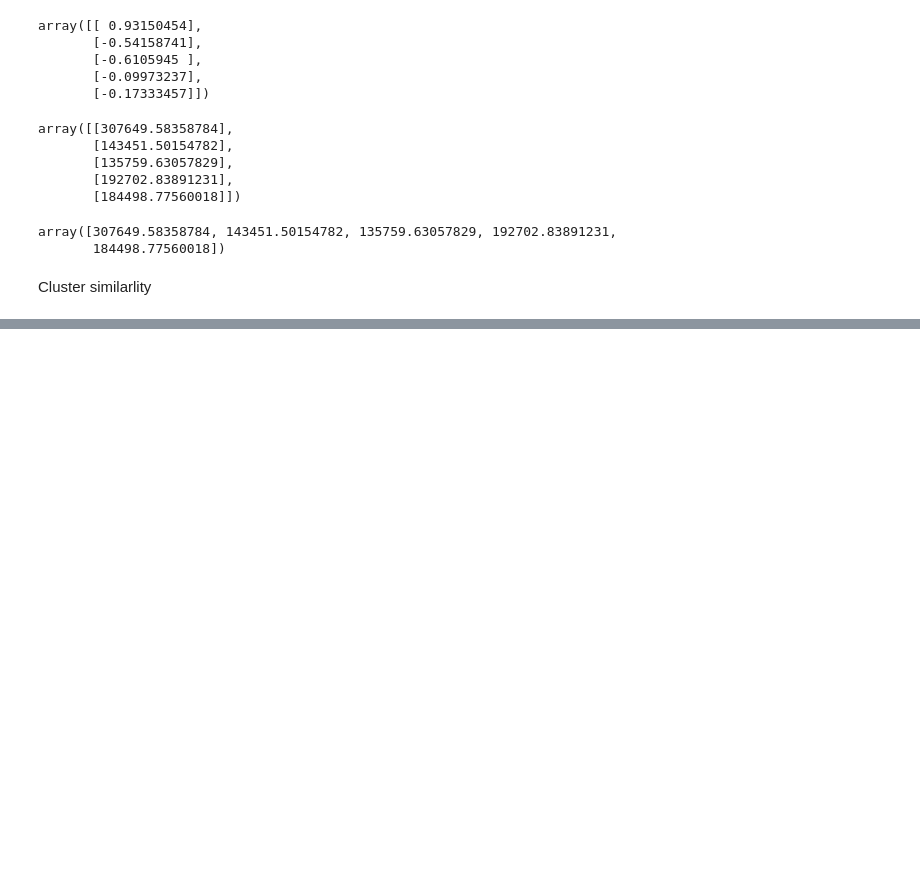
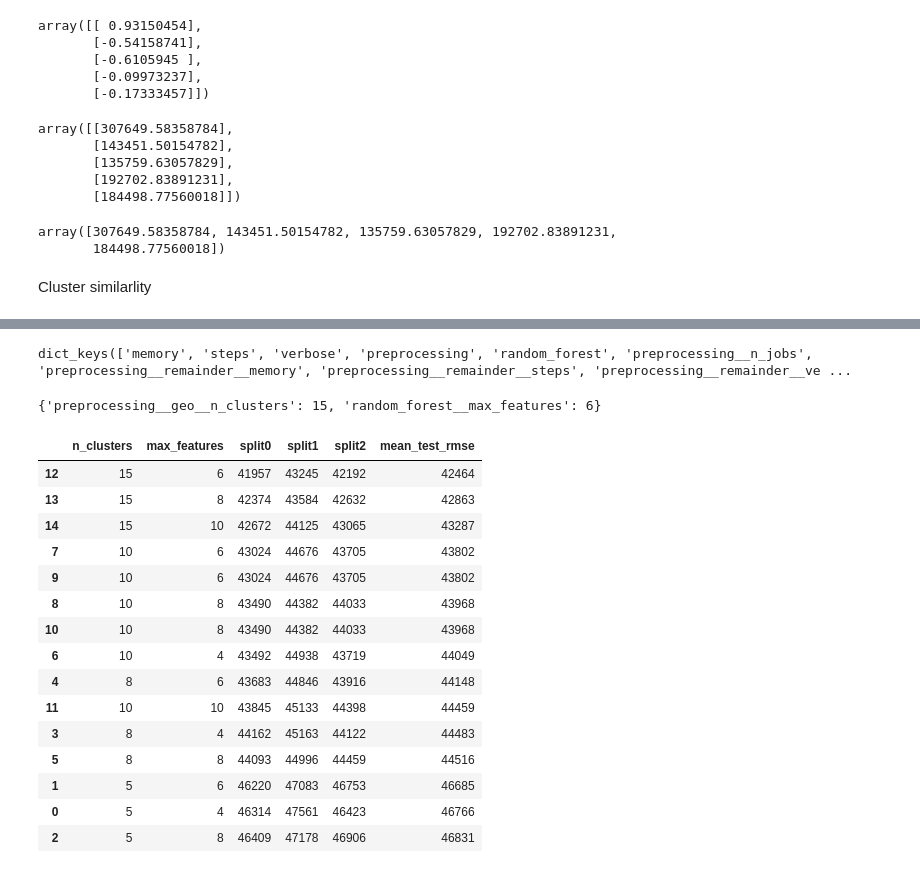
Before and after one commit to NickyAlan/Machine-Learning-in-2023, a Jupyter notebook: 2_name.ipynb, the cells around one changed output, grey strips where cells are left out. Drawn from its saved outputs; the diff is of its cells as text; code cells hidden in the pictures; blank space fills up the shorter version.

```diff
--- a/2_name.ipynb
+++ b/2_name.ipynb
@@ -514,0 +775,6 @@ save_fig("district_cluster_plot")
+# %%
+from sklearn.ensemble import RandomForestRegressor
+
+forest_reg = make_pipeline(preprocessing, RandomForestRegressor(random_state=42))
+forest_rmses = -cross_val_score(forest_reg, dataX, dataY, scoring="neg_root_mean_squared_error", cv=5)
+pd.Series(forest_rmses).describe()
@@ -514,0 +791,5 @@ save_fig("district_cluster_plot")
+# %%
+forest_reg.fit(dataX, dataY)
+predict = forest_reg.predict(dataX)
+forest_rmse = mean_squared_error(dataY, predict, squared=False)
+forest_rmse
@@ -514,0 +802,16 @@ save_fig("district_cluster_plot")
+# %%
+from sklearn.model_selection import GridSearchCV
+
+full_pipeline = Pipeline([
+    ("preprocessing", preprocessing),
+    ("random_forest", RandomForestRegressor(random_state=42)),
+])
+param_grid = [
+    {'preprocessing__geo__n_clusters': [5, 8, 10],
+     'random_forest__max_features': [4, 6, 8]},
+    {'preprocessing__geo__n_clusters': [10, 15],
+     'random_forest__max_features': [6, 8, 10]},
+]
+grid_search = GridSearchCV(full_pipeline, param_grid, cv=3,
+                           scoring='neg_root_mean_squared_error')
+grid_search.fit(dataX, dataY)
@@ -514,0 +836,41 @@ save_fig("district_cluster_plot")
+# %%
+full_pipeline.get_params().keys() # hyperparams can adjust
+# %% [output]
+dict_keys(['memory', 'steps', 'verbose', 'preprocessing', 'random_forest', 'preprocessing__n_jobs', 'preprocessing__remainder__memory', 'preprocessing__remainder__steps', 'preprocessing__remainder__ve ...
+# %%
+grid_search.best_params_
+# %% [output]
+{'preprocessing__geo__n_clusters': 15, 'random_forest__max_features': 6}
+# %%
+cv_result = pd.DataFrame(grid_search.cv_results_)
+cv_result.sort_values(by='mean_test_score', ascending=False, inplace=True)
+cv_result = cv_result[["param_preprocessing__geo__n_clusters",
+                 "param_random_forest__max_features", "split0_test_score",
+                 "split1_test_score", "split2_test_score", "mean_test_score"]]
+cv_result.rename(columns={
+    'param_preprocessing__geo__n_clusters':'n_clusters',
+    'param_random_forest__max_features':'max_features',
+    'split0_test_score':'split0', 'split1_test_score':'split1',
+    'split2_test_score':'split2','mean_test_score': 'mean_test_rmse'
+}, inplace=True)
+# %%
+score_cols = ["split0", "split1", "split2", "mean_test_rmse"]
+cv_result[score_cols] = -cv_result[score_cols].round().astype(np.int64)
+cv_result
+# %% [output]
+|  | n_clusters | max_features | split0 | split1 | split2 | mean_test_rmse |
+| 12 | 15 | 6 | 41957 | 43245 | 42192 | 42464 |
+| 13 | 15 | 8 | 42374 | 43584 | 42632 | 42863 |
+| 14 | 15 | 10 | 42672 | 44125 | 43065 | 43287 |
+| 7 | 10 | 6 | 43024 | 44676 | 43705 | 43802 |
+| 9 | 10 | 6 | 43024 | 44676 | 43705 | 43802 |
+| 8 | 10 | 8 | 43490 | 44382 | 44033 | 43968 |
+| 10 | 10 | 8 | 43490 | 44382 | 44033 | 43968 |
+| 6 | 10 | 4 | 43492 | 44938 | 43719 | 44049 |
+| 4 | 8 | 6 | 43683 | 44846 | 43916 | 44148 |
+| 11 | 10 | 10 | 43845 | 45133 | 44398 | 44459 |
+| 3 | 8 | 4 | 44162 | 45163 | 44122 | 44483 |
+| 5 | 8 | 8 | 44093 | 44996 | 44459 | 44516 |
+| 1 | 5 | 6 | 46220 | 47083 | 46753 | 46685 |
+| 0 | 5 | 4 | 46314 | 47561 | 46423 | 46766 |
+| 2 | 5 | 8 | 46409 | 47178 | 46906 | 46831 |
```
Also changed, not shown: parts of 41 cells of this notebook, 2 other files.
